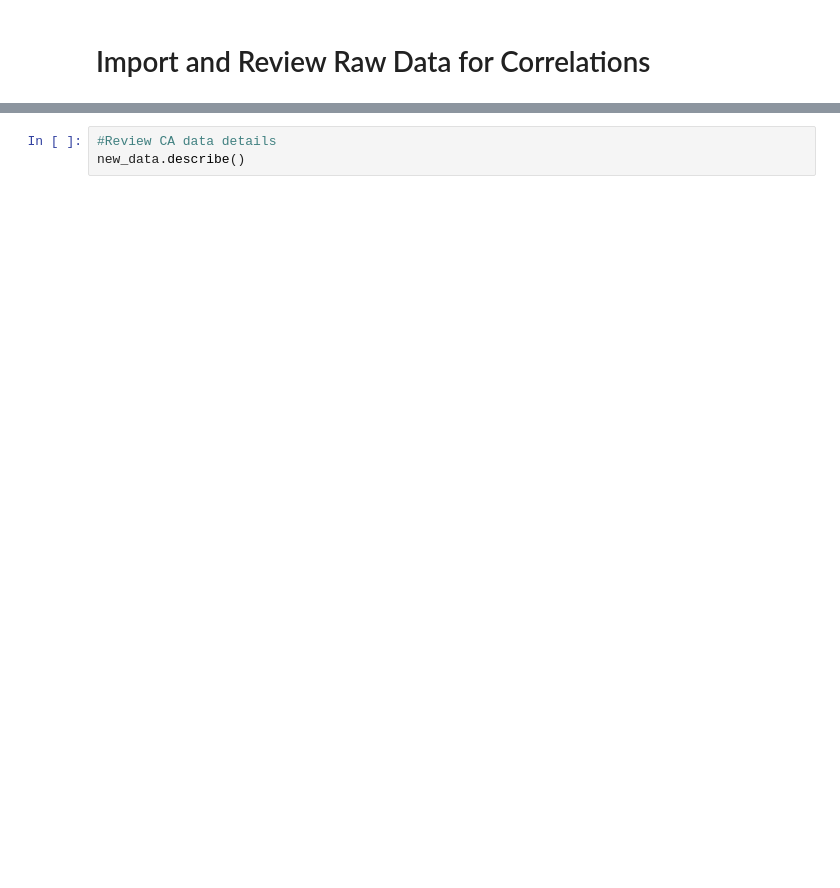
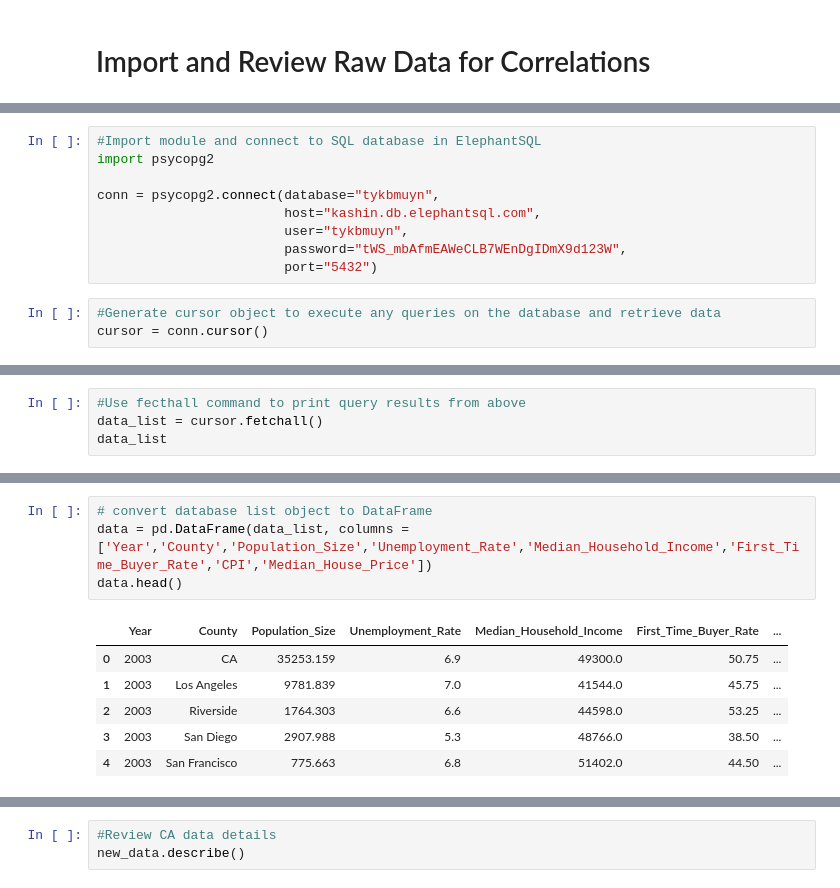
Before and after one commit to dpTuttle/final_project, a Jupyter notebook: Segment_2_Deliverables/Machine_Learning_Code/ML_Model_Final.ipynb, the cells around one changed output, grey strips where cells are left out. Saved outputs shown, nothing was run; the diff lists cells and outputs as text; blank space fills up the shorter version.

```diff
--- a/Segment_2_Deliverables/Machine_Learning_Code/ML_Model_Final.ipynb
+++ b/Segment_2_Deliverables/Machine_Learning_Code/ML_Model_Final.ipynb
@@ -51,0 +12,12 @@ Median_House_Price       0.520264            1.000000
+# %%
+#Import module and connect to SQL database in ElephantSQL
+import psycopg2
+
+conn = psycopg2.connect(database="tykbmuyn",
+                        host="kashin.db.elephantsql.com",
+                        user="tykbmuyn",
+                        password="tWS_mbAfmEAWeCLB7WEnDgIDmX9d123W",
+                        port="5432")
+# %%
+#Generate cursor object to execute any queries on the database and retrieve data
+cursor = conn.cursor()
@@ -51,0 +27,4 @@ Median_House_Price       0.520264            1.000000
+# %%
+#Use fecthall command to print query results from above
+data_list = cursor.fetchall()
+data_list
@@ -51,0 +49,11 @@ Median_House_Price       0.520264            1.000000
+# %%
+# convert database list object to DataFrame
+data = pd.DataFrame(data_list, columns = ['Year','County','Population_Size','Unemployment_Rate','Median_Household_Income','First_Time_Buyer_Rate','CPI','Median_House_Price'])
+data.head()
+# %% [output]
+|  | Year | County | Population_Size | Unemployment_Rate | Median_Household_Income | First_Time_Buyer_Rate | ... |
+| 0 | 2003 | CA | 35253.159 | 6.9 | 49300.0 | 50.75 | ... |
+| 1 | 2003 | Los Angeles | 9781.839 | 7.0 | 41544.0 | 45.75 | ... |
+| 2 | 2003 | Riverside | 1764.303 | 6.6 | 44598.0 | 53.25 | ... |
+| 3 | 2003 | San Diego | 2907.988 | 5.3 | 48766.0 | 38.50 | ... |
+| 4 | 2003 | San Francisco | 775.663 | 6.8 | 51402.0 | 44.50 | ... |
```
Also changed, not shown: parts of 11 cells of this notebook, 3 other files.
